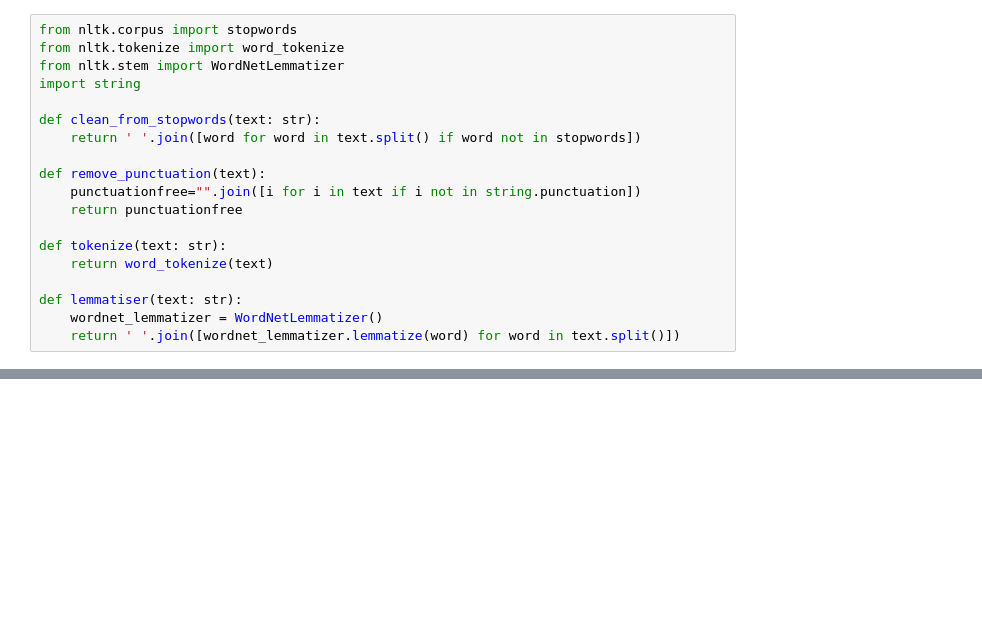
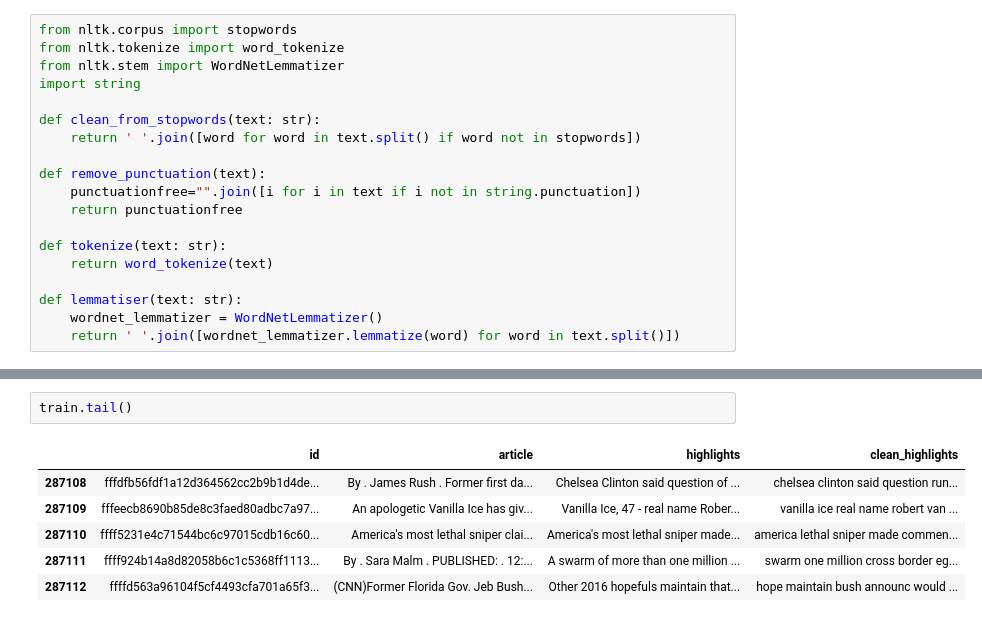
Before and after one commit to Elshan777/Text-Summarization-for-Lecture-Notes, a Jupyter notebook: notebooks/Explore.ipynb, the cells around one changed output, grey strips where cells are left out. Saved outputs shown, nothing was run; the diff lists cells and outputs as text; blank space fills up the shorter version.

```diff
--- a/notebooks/Explore.ipynb
+++ b/notebooks/Explore.ipynb
@@ -80,0 +176,9 @@ AttributeError: 'list' object has no attribute 'split'
+# %%
+train.tail()
+# %% [output]
+|  | id | article | highlights | clean_highlights |
+| 287108 | fffdfb56fdf1a12d364562cc2b9b1d4de... | By . James Rush . Former first da... | Chelsea Clinton said question of ... | chelsea clinton said question run... |
+| 287109 | fffeecb8690b85de8c3faed80adbc7a97... | An apologetic Vanilla Ice has giv... | Vanilla Ice, 47 - real name Rober... | vanilla ice real name robert van ... |
+| 287110 | ffff5231e4c71544bc6c97015cdb16c60... | America's most lethal sniper clai... | America's most lethal sniper made... | america lethal sniper made commen... |
+| 287111 | ffff924b14a8d82058b6c1c5368ff1113... | By . Sara Malm . PUBLISHED: . 12:... | A swarm of more than one million ... | swarm one million cross border eg... |
+| 287112 | ffffd563a96104f5cf4493cfa701a65f3... | (CNN)Former Florida Gov. Jeb Bush... | Other 2016 hopefuls maintain that... | hope maintain bush announc would ... |
```
Also changed, not shown: parts of 15 cells of this notebook.
